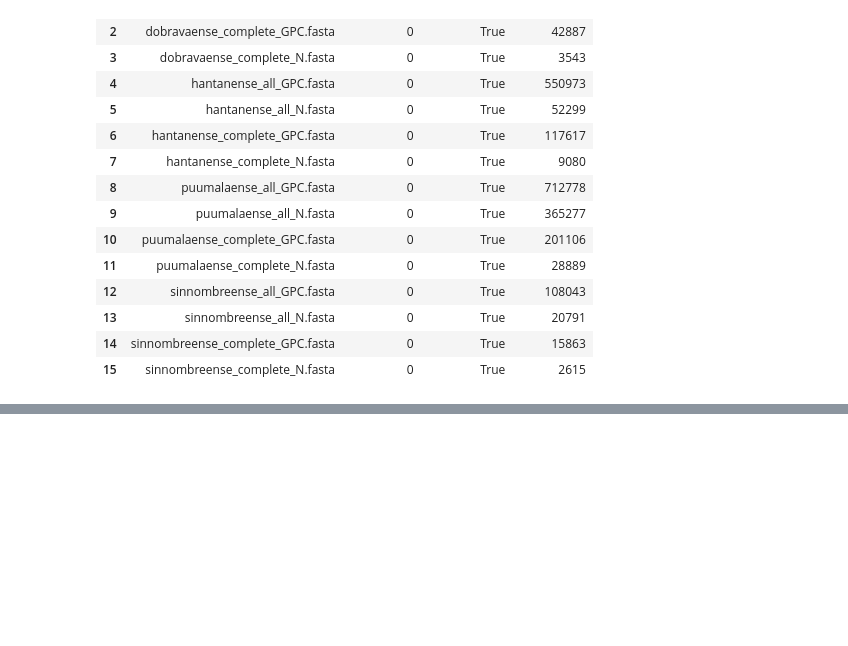
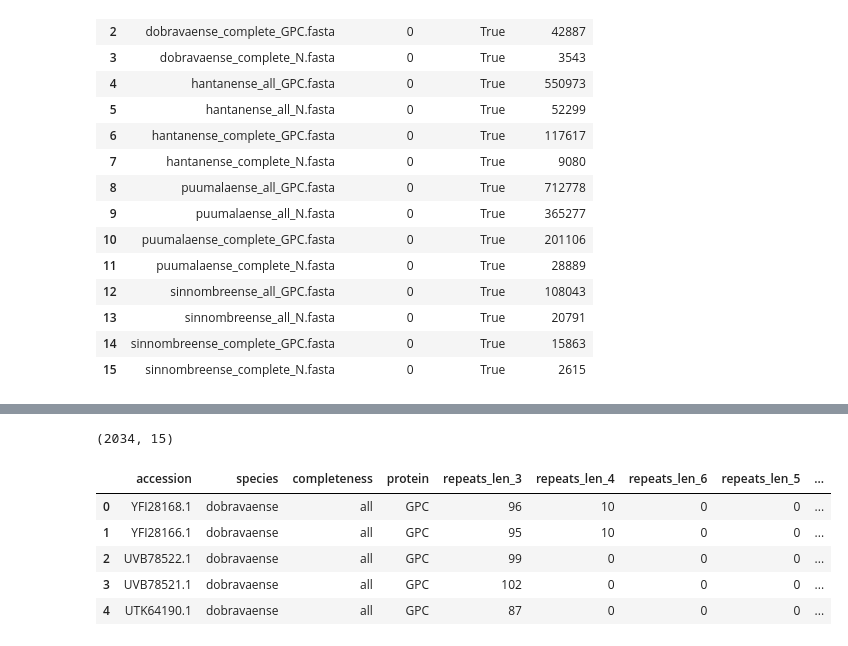
Before and after one commit to VladimirManda10/Hantavirus, a Jupyter notebook: notebook.ipynb, the cells around one changed output, grey strips where cells are left out. Cells and saved outputs as stored; diff of their text form; code cells hidden in the pictures; blank space fills up the shorter version.

Commit message:
Sekcija 6: Parsiranje izlaza StatRepeats-a i feature ekstrakcija

```diff
--- a/notebook.ipynb
+++ b/notebook.ipynb
@@ -533,0 +575,52 @@ sinnombreense_complete_N.fasta           rc=0  out_size=2615
+# %%
+def build_feature_table():
+    rows = []
+    for txt_path in sorted(REPEAT_OUTPUT_DIR.glob("*.txt")):
+        species, completeness, protein = txt_path.stem.rsplit("_", 2)
+        parsed = parse_statrepeats_output(txt_path)
+
+        for seq_id, length_counts in parsed.items():
+            row = {"accession": seq_id, "species": species,
+                   "completeness": completeness, "protein": protein}
+            for length, count in length_counts.items():
+                row[f"repeats_len_{length}"] = count
+            rows.append(row)
+
+    df = pd.DataFrame(rows)
+    repeat_cols = [c for c in df.columns if c.startswith("repeats_len_")]
+    df[repeat_cols] = df[repeat_cols].fillna(0).astype(int)
+    return df
+
+
+def add_sequence_length(df):
+    lengths = {}
+    for fasta_path in DATA_FILTERED.glob("*.fasta"):
+        for rec in SeqIO.parse(fasta_path, "fasta"):
+            lengths[rec.id] = len(rec.seq)
+    df = df.copy()
+    df["seq_length"] = df["accession"].map(lengths)
+    return df
+
+
+def add_normalized_features(df):
+    df = df.copy()
+    repeat_cols = [c for c in df.columns if c.startswith("repeats_len_")]
+    for col in repeat_cols:
+        df[f"{col}_norm"] = df[col] / df["seq_length"]
+    return df
+
+
+feature_df = build_feature_table()
+feature_df = add_sequence_length(feature_df)
+feature_df = add_normalized_features(feature_df)
+
+print(feature_df.shape)
+feature_df.head()
+# %% [output]
+(2034, 15)
+|  | accession | species | completeness | protein | repeats_len_3 | repeats_len_4 | repeats_len_6 | repeats_len_5 | ... |
+| 0 | YFI28168.1 | dobravaense | all | GPC | 96 | 10 | 0 | 0 | ... |
+| 1 | YFI28166.1 | dobravaense | all | GPC | 95 | 10 | 0 | 0 | ... |
+| 2 | UVB78522.1 | dobravaense | all | GPC | 99 | 0 | 0 | 0 | ... |
+| 3 | UVB78521.1 | dobravaense | all | GPC | 102 | 0 | 0 | 0 | ... |
+| 4 | UTK64190.1 | dobravaense | all | GPC | 87 | 0 | 0 | 0 | ... |
```
Also changed, not shown: parts of 2 cells of this notebook.
